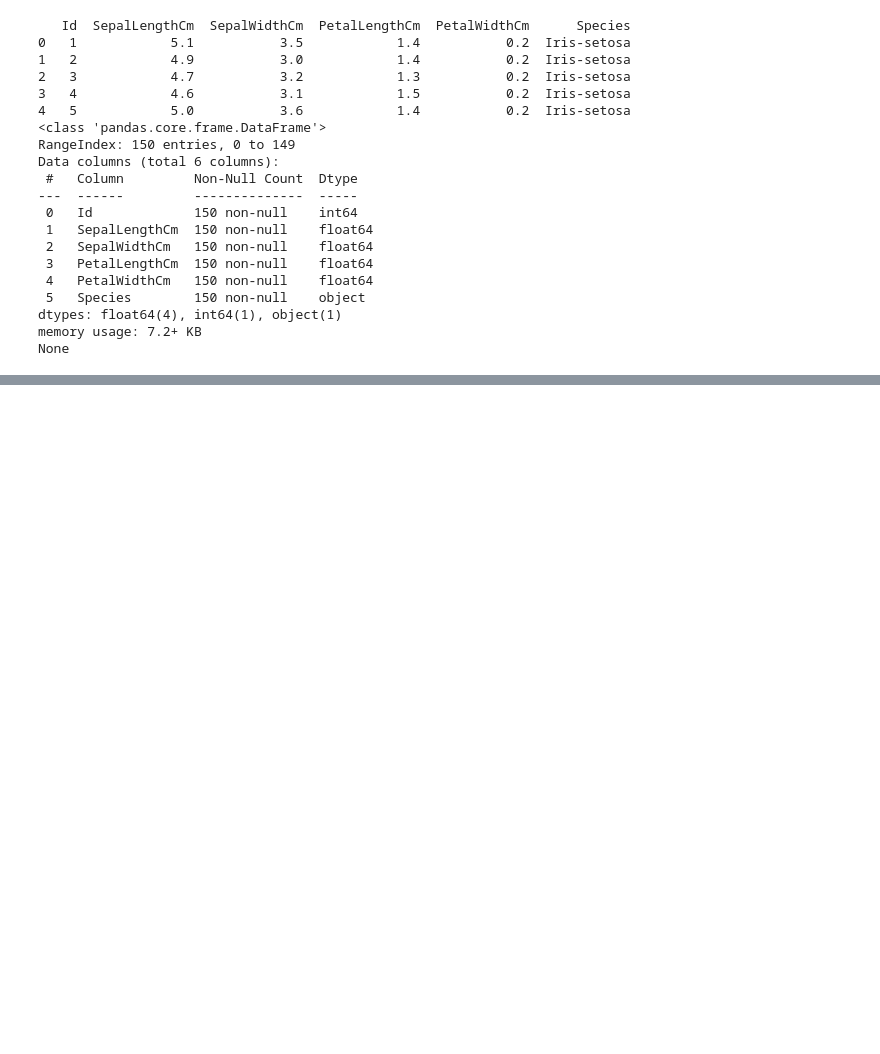
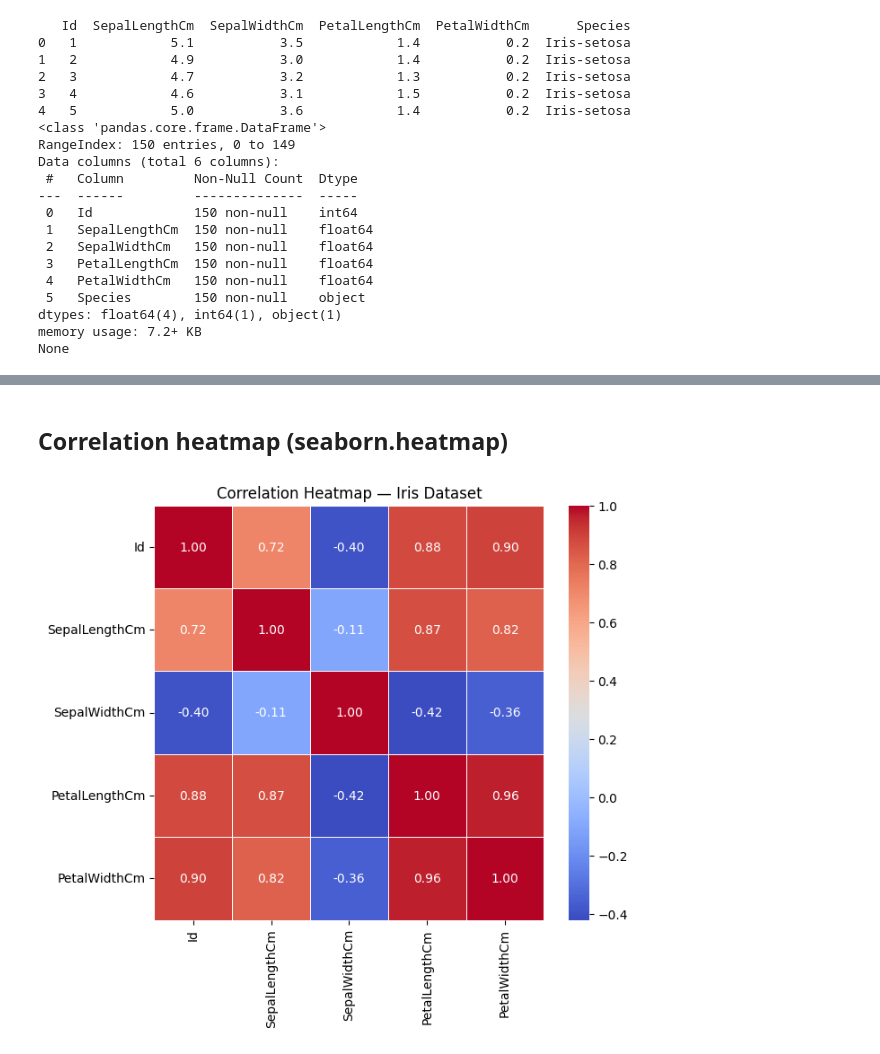
Before and after one commit to lawk-0/AD_Lab, a Jupyter notebook: Week1/iris/iris.ipynb, the cells around one changed output, grey strips where cells are left out. Drawn from its saved outputs; the diff is of its cells as text; code cells hidden in the pictures; blank space fills up the shorter version.

```diff
--- a/Week1/iris/iris.ipynb
+++ b/Week1/iris/iris.ipynb
@@ -64,0 +283,21 @@ None
+# %% [markdown]
+## Correlation heatmap (seaborn.heatmap)
+# %%
+# Cell — Correlation heatmap (Iris)
+
+# Select only numeric columns (drop Species if it's not numeric)
+num_cols = df_imputed.select_dtypes(include=['float64','int64']).columns
+
+plt.figure(figsize=(7,6))
+sns.heatmap(
+    df_imputed[num_cols].corr(),
+    annot=True,
+    cmap='coolwarm',
+    fmt=".2f",
+    linewidths=0.5
+)
+
+plt.title("Correlation Heatmap — Iris Dataset")
+plt.show()
+# %% [output]
+[figure, added]
```
Also changed, not shown: parts of 11 cells of this notebook, 8 other files.
